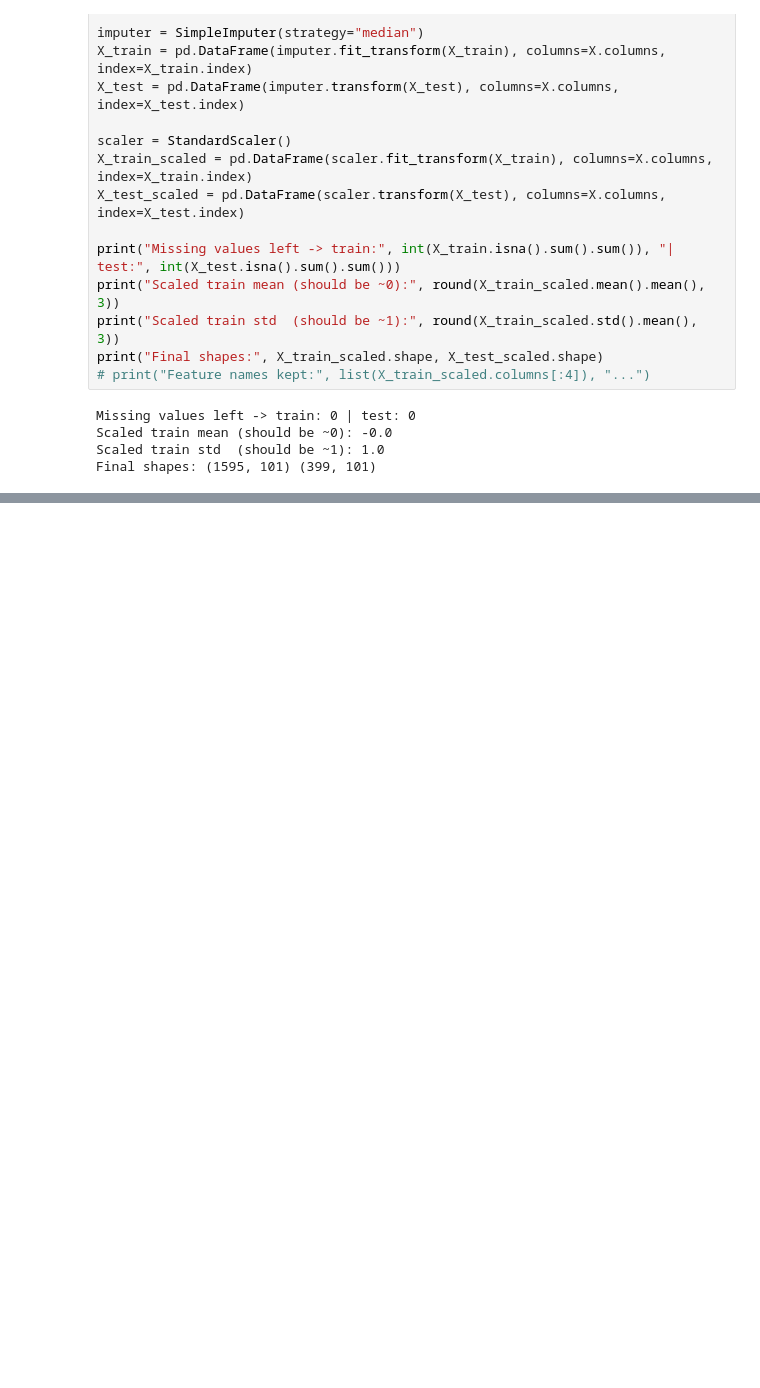
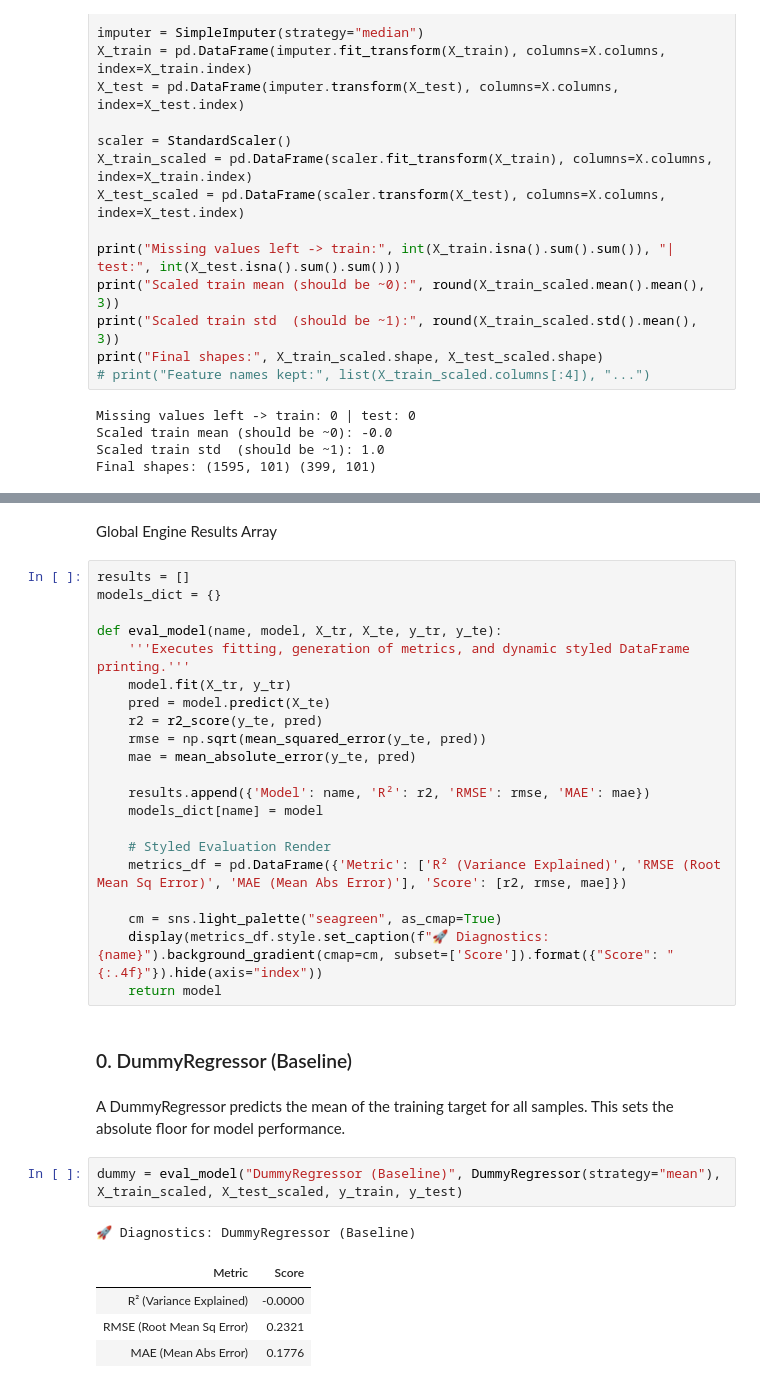
Before and after one commit to Reshma925/Vectora, a Jupyter notebook: Regression Track A/Regression.ipynb, the cells around one changed output, grey strips where cells are left out. Drawn from its saved outputs; the diff is of its cells as text; blank space fills up the shorter version.

```diff
--- a/Regression Track A/Regression.ipynb
+++ b/Regression Track A/Regression.ipynb
@@ -377,0 +382,35 @@ Final shapes: (1595, 101) (399, 101)
+# %% [markdown]
+Global Engine Results Array
+# %%
+results = []
+models_dict = {}
+
+def eval_model(name, model, X_tr, X_te, y_tr, y_te):
+    '''Executes fitting, generation of metrics, and dynamic styled DataFrame printing.'''
+    model.fit(X_tr, y_tr)
+    pred = model.predict(X_te)
+    r2 = r2_score(y_te, pred)
+    rmse = np.sqrt(mean_squared_error(y_te, pred))
+    mae = mean_absolute_error(y_te, pred)
+
+    results.append({'Model': name, 'R²': r2, 'RMSE': rmse, 'MAE': mae})
+    models_dict[name] = model
+
+    # Styled Evaluation Render
+    metrics_df = pd.DataFrame({'Metric': ['R² (Variance Explained)', 'RMSE (Root Mean Sq Error)', 'MAE (Mean Abs Error)'], 'Score': [r2, rmse, mae]})
+
+    cm = sns.light_palette("seagreen", as_cmap=True)
+    display(metrics_df.style.set_caption(f"🚀 Diagnostics: {name}").background_gradient(cmap=cm, subset=['Score']).format({"Score": "{:.4f}"}).hide(axis="index"))
+    return model
+# %% [markdown]
+### 0. DummyRegressor (Baseline)
+# %% [markdown]
+A DummyRegressor predicts the mean of the training target for all samples. This sets the absolute floor for model performance.
+# %%
+dummy = eval_model("DummyRegressor (Baseline)", DummyRegressor(strategy="mean"), X_train_scaled, X_test_scaled, y_train, y_test)
+# %% [output]
+🚀 Diagnostics: DummyRegressor (Baseline)
+| Metric | Score |
+| R² (Variance Explained) | -0.0000 |
+| RMSE (Root Mean Sq Error) | 0.2321 |
+| MAE (Mean Abs Error) | 0.1776 |
```
Also changed, not shown: parts of 16 cells of this notebook.
